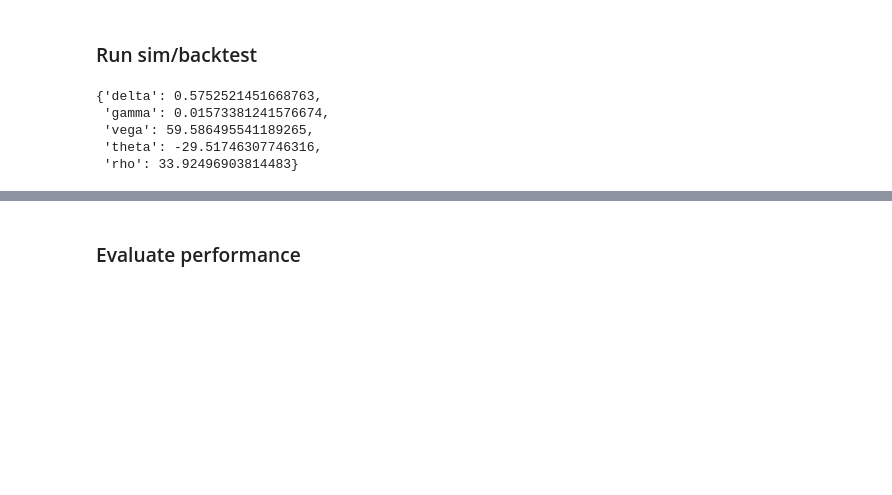
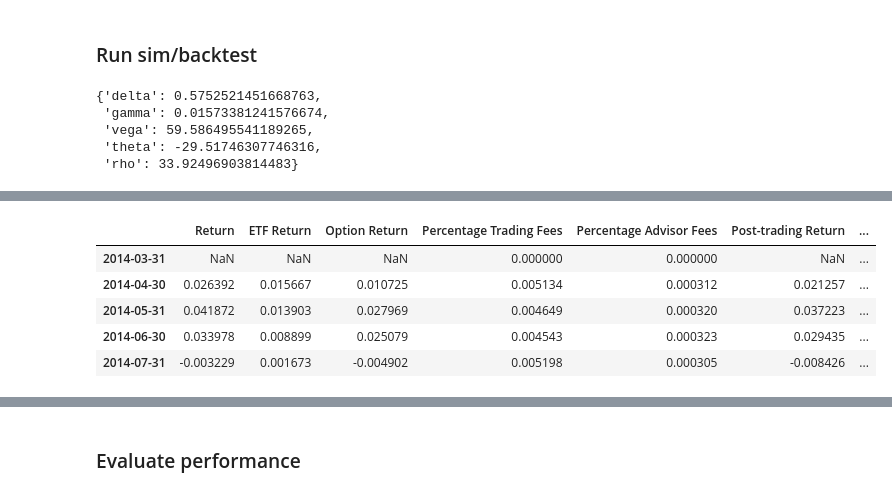
Before and after one commit to epgreig/robo-advisor, a Jupyter notebook: simulation_test_high.ipynb, the cells around one changed output, grey strips where cells are left out. Drawn from its saved outputs; the diff is of its cells as text; code cells hidden in the pictures; blank space fills up the shorter version.

```diff
--- a/simulation_test_high.ipynb
+++ b/simulation_test_high.ipynb
@@ -309,0 +314,14 @@ fee_df.head()
+# %%
+# total trading fees, expenses and spread losses as a fraction of pre-rebalancing portfolio value
+#perf_df['Percentage Trading Fees'] = 0
+# total fees as a fraction of pre-rebalancing portfolio value
+#perf_df['Percentage Fees'] = 0
+pct_df = perf_df[['Return', 'ETF Return', 'Option Return', 'Percentage Trading Fees', 'Percentage Advisor Fees', 'Post-trading Return', 'Post-fee Return']]
+pct_df.head()
+# %% [output]
+|  | Return | ETF Return | Option Return | Percentage Trading Fees | Percentage Advisor Fees | Post-trading Return | ... |
+| 2014-03-31 | NaN | NaN | NaN | 0.000000 | 0.000000 | NaN | ... |
+| 2014-04-30 | 0.026392 | 0.015667 | 0.010725 | 0.005134 | 0.000312 | 0.021257 | ... |
+| 2014-05-31 | 0.041872 | 0.013903 | 0.027969 | 0.004649 | 0.000320 | 0.037223 | ... |
+| 2014-06-30 | 0.033978 | 0.008899 | 0.025079 | 0.004543 | 0.000323 | 0.029435 | ... |
+| 2014-07-31 | -0.003229 | 0.001673 | -0.004902 | 0.005198 | 0.000305 | -0.008426 | ... |
```
Also changed, not shown: parts of 8 cells of this notebook, 1 other file.
